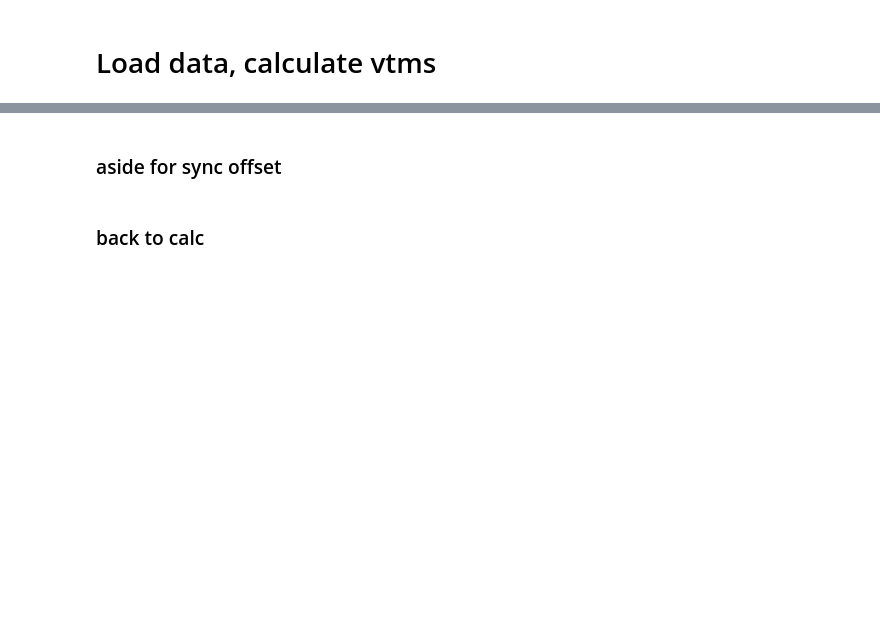
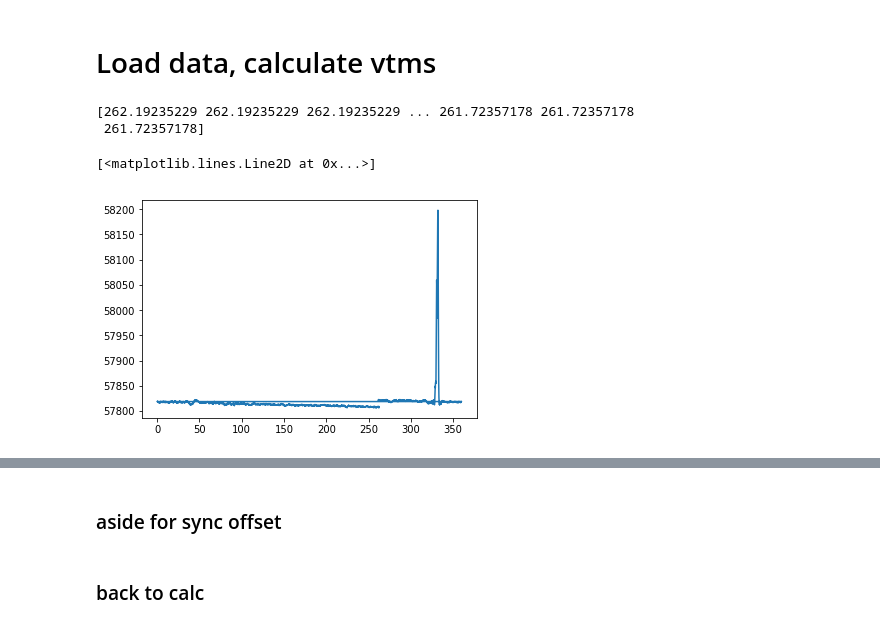
Before and after one commit to aetb/trfp, a Jupyter notebook: 60hr_analysis.ipynb, the cells around one changed output, grey strips where cells are left out. Saved outputs shown, nothing was run; the diff lists cells and outputs as text; code cells hidden in the pictures; blank space fills up the shorter version.

Commit message:
Comments and 9day
Commented some stuff out ( like gm2). And obtained first set of plots for 9day analysis

```diff
--- a/60hr_analysis.ipynb
+++ b/60hr_analysis.ipynb
@@ -24,11 +24,23 @@ import helper_function_candidates as helper_old
 # %%
 # %%time
 # fp_interp_df = helper.root_to_pandas(range(3959,3995), prefix='data1/newg2/DataProduction/Offline/ArtTFSDir/v9_20_00/FieldPlainRootOutput_', tr_run=False)
 # tr_interp_df_1 = helper.root_to_pandas([3956], prefix='data1/newg2/DataProduction/Offline/ArtTFSDir/v9_20_00/FieldPlainRootOutput_', tr_run=True)
 # tr_interp_df_2 = helper.root_to_pandas([3997], prefix='data1/newg2/DataProduction/Offline/ArtTFSDir/v9_20_00/FieldPlainRootOutput_', tr_run=True)
 
 filename = 'hdf5/60hr.h5'
 
 fp_interp_df = pd.read_hdf(filename, key='fp_df_1')
 tr_interp_df_1 = pd.read_hdf(filename, key='tr_df_1')
 tr_interp_df_2 = pd.read_hdf(filename, key='tr_df_2')
+########################
+#fp_interp_df.head()
+tr_interp_df_1.head(3170)
+x = np.array(tr_interp_df_1["tr_phi"])
+print(x)
+y = np.array(tr_interp_df_1["fp370"])
+plt.plot(x,y)
+# %% [output]
+[262.19235229 262.19235229 262.19235229 ... 261.72357178 261.72357178
+ 261.72357178]
+[<matplotlib.lines.Line2D at 0x...>]
+[figure, added]
```
Also changed, not shown: parts of 10 cells of this notebook, 2 other files.
